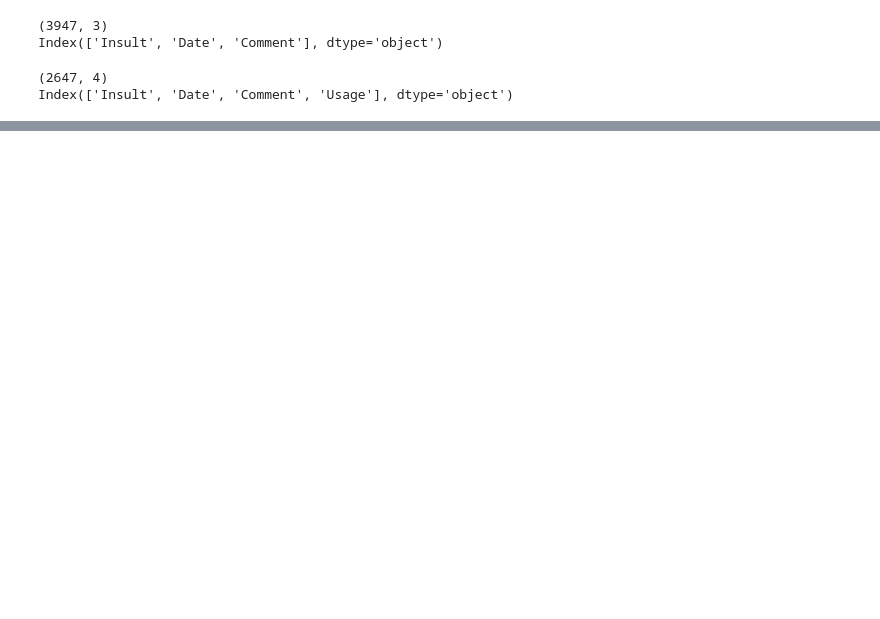
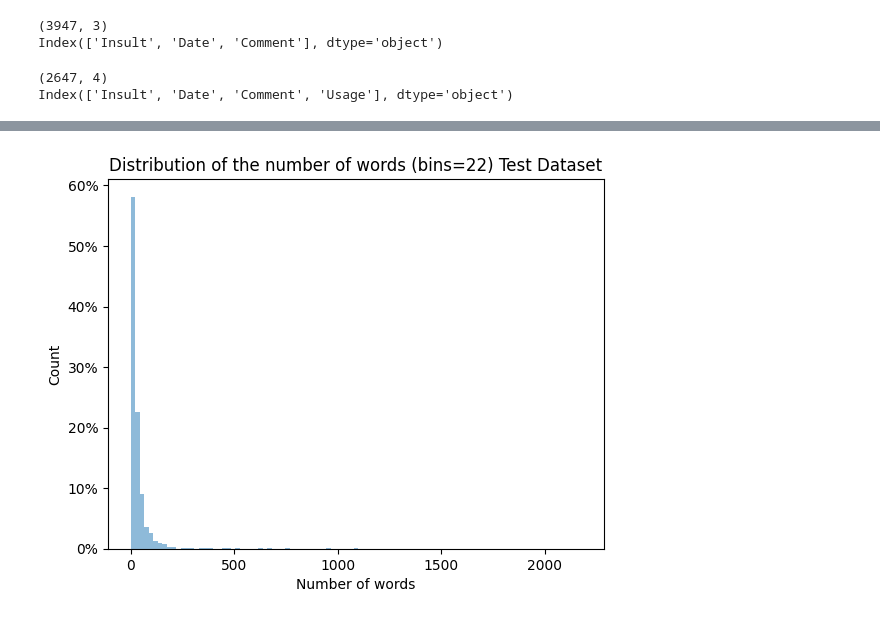
Before and after one commit to Mouni0816/OnlineInsultDetection, a Jupyter notebook: Notebooks/1_Préparation/1_Analyse.ipynb, the cells around one changed output, grey strips where cells are left out. Cells and saved outputs as stored; diff of their text form; code cells hidden in the pictures; blank space fills up the shorter version.

```diff
--- a/Notebooks/1_Préparation/1_Analyse.ipynb
+++ b/Notebooks/1_Préparation/1_Analyse.ipynb
@@ -31,0 +94,8 @@ Index(['Insult', 'Date', 'Comment', 'Usage'], dtype='object')
+# %%
+sentences_test = df_test["text_clean"].values.astype(str)
+number_words_test = [len(words) for words in [sentence.split(" ") for sentence in sentences_test]]
+
+print("Nombre max de mot dans un commentaire : ", max(number_words_test))
+print("Nombre min de mot dans un commentaire : ", min(number_words_test))
+print("Nombre moyen de mot dans un commentaire : ", mean(number_words_test))
+print("Nombre median de mot dans un commentaire : ", median(number_words_test))
@@ -31,0 +122,4 @@ Index(['Insult', 'Date', 'Comment', 'Usage'], dtype='object')
+# %%
+plot_distribution_nb_words(number_words_test, 22, 'Test Dataset')
+# %% [output]
+[figure, added]
```
Also changed, not shown: parts of 21 cells of this notebook, 6 other files.
